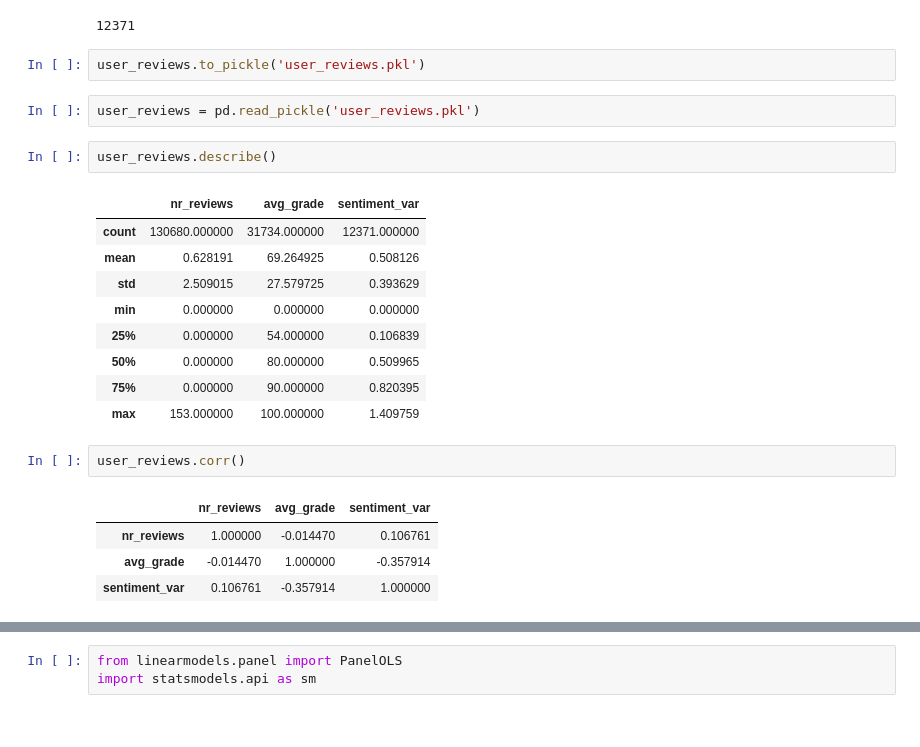
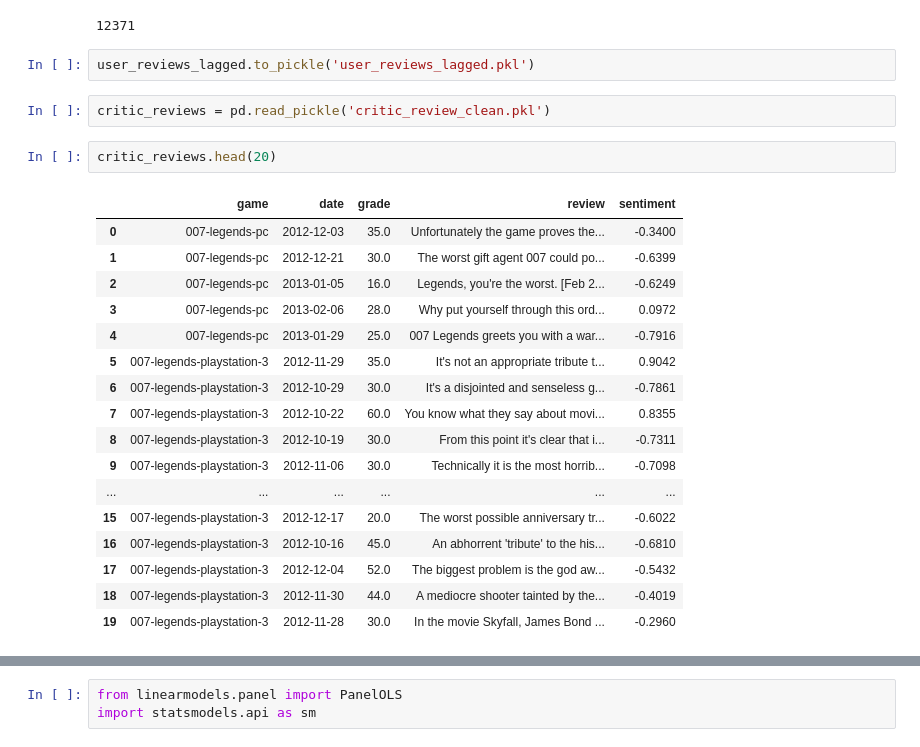
Before and after one commit to Wolfpack-Inc/stategy-business-models, a Jupyter notebook: data-cleaning/weeks-volume-reviews.ipynb, the cells around one changed output, grey strips where cells are left out. Saved outputs shown, nothing was run; the diff lists cells and outputs as text.

```diff
--- a/weeks-volume-reviews.ipynb
+++ b/data-cleaning/weeks-volume-reviews.ipynb
@@ -261,25 +306,26 @@ len(user_reviews[user_reviews['sentiment_var'].notnull()])
 # %% [output]
 12371
 # %%
-user_reviews.to_pickle('user_reviews.pkl')
+user_reviews_lagged.to_pickle('user_reviews_lagged.pkl')
 # %%
-user_reviews = pd.read_pickle('user_reviews.pkl')
+critic_reviews = pd.read_pickle('critic_review_clean.pkl')
-# %%
-user_reviews.describe()
-# %% [output]
-|  | nr_reviews | avg_grade | sentiment_var |
-| count | 130680.000000 | 31734.000000 | 12371.000000 |
-| mean | 0.628191 | 69.264925 | 0.508126 |
-| std | 2.509015 | 27.579725 | 0.393629 |
-| min | 0.000000 | 0.000000 | 0.000000 |
-| 25% | 0.000000 | 54.000000 | 0.106839 |
-| 50% | 0.000000 | 80.000000 | 0.509965 |
-| 75% | 0.000000 | 90.000000 | 0.820395 |
-| max | 153.000000 | 100.000000 | 1.409759 |
-# %%
-user_reviews.corr()
-# %% [output]
-|  | nr_reviews | avg_grade | sentiment_var |
-| nr_reviews | 1.000000 | -0.014470 | 0.106761 |
-| avg_grade | -0.014470 | 1.000000 | -0.357914 |
-| sentiment_var | 0.106761 | -0.357914 | 1.000000 |
+# %%
+critic_reviews.head(20)
+# %% [output]
+|  | game | date | grade | review | sentiment |
+| 0 | 007-legends-pc | 2012-12-03 | 35.0 | Unfortunately the game proves the... | -0.3400 |
+| 1 | 007-legends-pc | 2012-12-21 | 30.0 | The worst gift agent 007 could po... | -0.6399 |
+| 2 | 007-legends-pc | 2013-01-05 | 16.0 | Legends, you're the worst. [Feb 2... | -0.6249 |
+| 3 | 007-legends-pc | 2013-02-06 | 28.0 | Why put yourself through this ord... | 0.0972 |
+| 4 | 007-legends-pc | 2013-01-29 | 25.0 | 007 Legends greets you with a war... | -0.7916 |
+| 5 | 007-legends-playstation-3 | 2012-11-29 | 35.0 | It's not an appropriate tribute t... | 0.9042 |
+| 6 | 007-legends-playstation-3 | 2012-10-29 | 30.0 | It's a disjointed and senseless g... | -0.7861 |
+| 7 | 007-legends-playstation-3 | 2012-10-22 | 60.0 | You know what they say about movi... | 0.8355 |
+| 8 | 007-legends-playstation-3 | 2012-10-19 | 30.0 | From this point it's clear that i... | -0.7311 |
+| 9 | 007-legends-playstation-3 | 2012-11-06 | 30.0 | Technically it is the most horrib... | -0.7098 |
+| ... | ... | ... | ... | ... | ... |
+| 15 | 007-legends-playstation-3 | 2012-12-17 | 20.0 | The worst possible anniversary tr... | -0.6022 |
+| 16 | 007-legends-playstation-3 | 2012-10-16 | 45.0 | An abhorrent 'tribute' to the his... | -0.6810 |
+| 17 | 007-legends-playstation-3 | 2012-12-04 | 52.0 | The biggest problem is the god aw... | -0.5432 |
+| 18 | 007-legends-playstation-3 | 2012-11-30 | 44.0 | A mediocre shooter tainted by the... | -0.4019 |
+| 19 | 007-legends-playstation-3 | 2012-11-28 | 30.0 | In the movie Skyfall, James Bond ... | -0.2960 |
```
Also changed, not shown: parts of 17 cells of this notebook, 8 other files.
